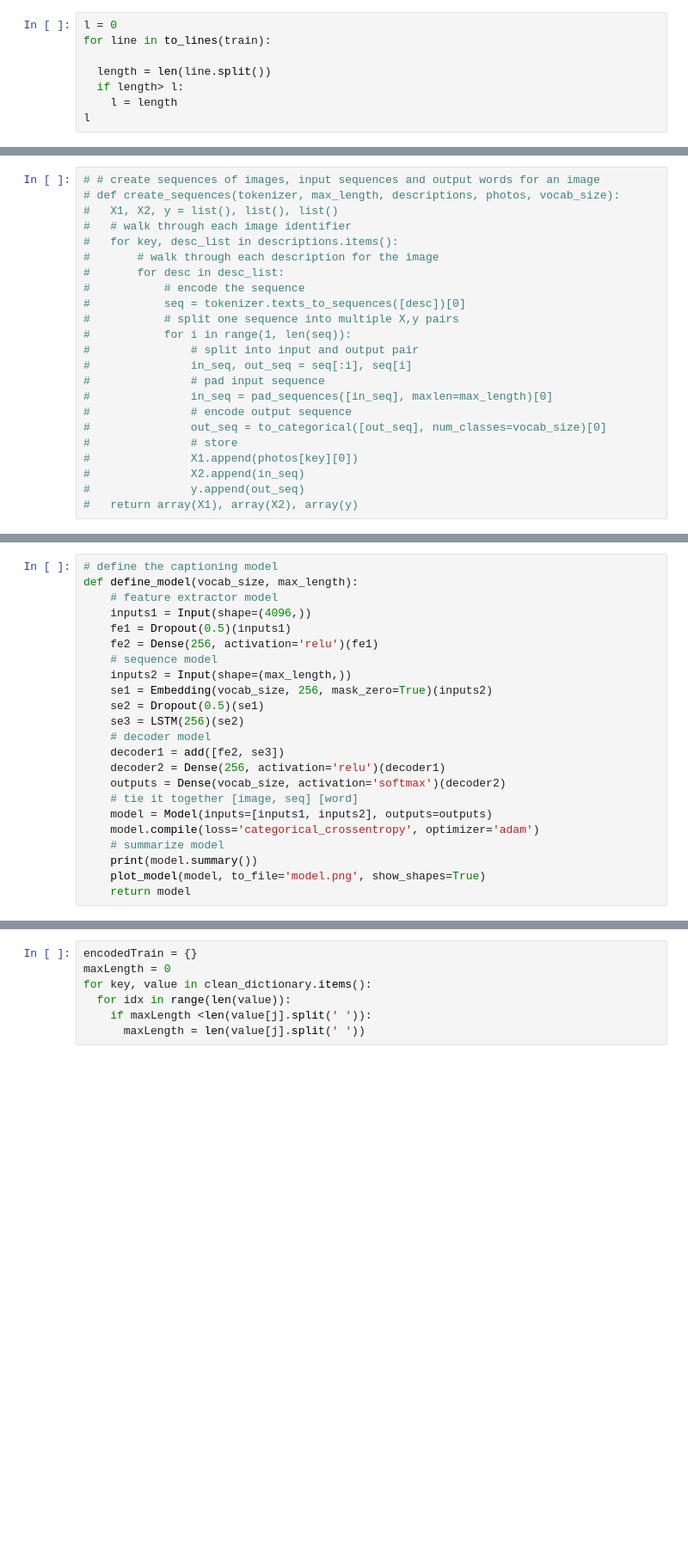
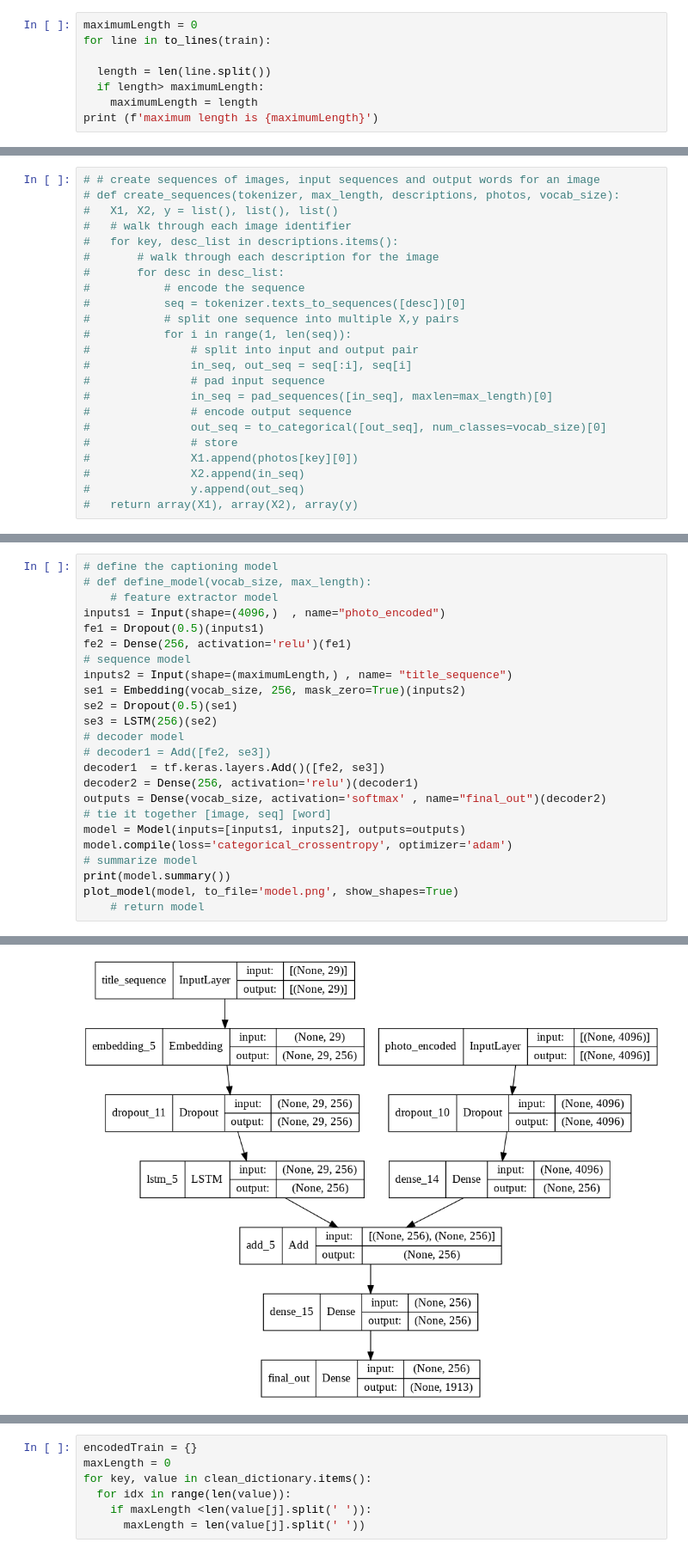
Before and after one commit to Nadiam75/DeepLearning_HW_3, a Jupyter notebook: Q3.ipynb, the cells around one changed output, grey strips where cells are left out. Shown at 86% size. Cells and saved outputs as stored; diff of their text form; blank space fills up the shorter version.

```diff
--- a/Q3.ipynb
+++ b/Q3.ipynb
@@ -569,9 +529,9 @@ max_length(train)
 # %%
-l = 0
+maximumLength = 0
 for line in to_lines(train):
 
   length = len(line.split())
-  if length> l:
-    l = length
-l
+  if length> maximumLength:
+    maximumLength = length
+print (f'maximum length is {maximumLength}')
 # %% [output]
@@ -660,23 +612,25 @@ for key, desc_list in train.items():
 # %%
 # define the captioning model
-def define_model(vocab_size, max_length):
+# def define_model(vocab_size, max_length):
 	# feature extractor model
-	inputs1 = Input(shape=(4096,))
-	fe1 = Dropout(0.5)(inputs1)
-	fe2 = Dense(256, activation='relu')(fe1)
-	# sequence model
-	inputs2 = Input(shape=(max_length,))
-	se1 = Embedding(vocab_size, 256, mask_zero=True)(inputs2)
-	se2 = Dropout(0.5)(se1)
-	se3 = LSTM(256)(se2)
-	# decoder model
-	decoder1 = add([fe2, se3])
-	decoder2 = Dense(256, activation='relu')(decoder1)
-	outputs = Dense(vocab_size, activation='softmax')(decoder2)
-	# tie it together [image, seq] [word]
-	model = Model(inputs=[inputs1, inputs2], outputs=outputs)
-	model.compile(loss='categorical_crossentropy', optimizer='adam')
-	# summarize model
-	print(model.summary())
-	plot_model(model, to_file='model.png', show_shapes=True)
-	return model
+inputs1 = Input(shape=(4096,)  , name="photo_encoded")
+fe1 = Dropout(0.5)(inputs1)
+fe2 = Dense(256, activation='relu')(fe1)
+# sequence model
+inputs2 = Input(shape=(maximumLength,) , name= "title_sequence")
+se1 = Embedding(vocab_size, 256, mask_zero=True)(inputs2)
+se2 = Dropout(0.5)(se1)
+se3 = LSTM(256)(se2)
+# decoder model
+# decoder1 = Add([fe2, se3])
+decoder1  = tf.keras.layers.Add()([fe2, se3])
+decoder2 = Dense(256, activation='relu')(decoder1)
+outputs = Dense(vocab_size, activation='softmax' , name="final_out")(decoder2)
+# tie it together [image, seq] [word]
+model = Model(inputs=[inputs1, inputs2], outputs=outputs)
+model.compile(loss='categorical_crossentropy', optimizer='adam')
+# summarize model
+print(model.summary())
+plot_model(model, to_file='model.png', show_shapes=True)
+	# return model
+# %% [output]
@@ -682,0 +654 @@ def define_model(vocab_size, max_length):
+[figure, added]
```
Also changed, not shown: parts of 31 cells of this notebook.
